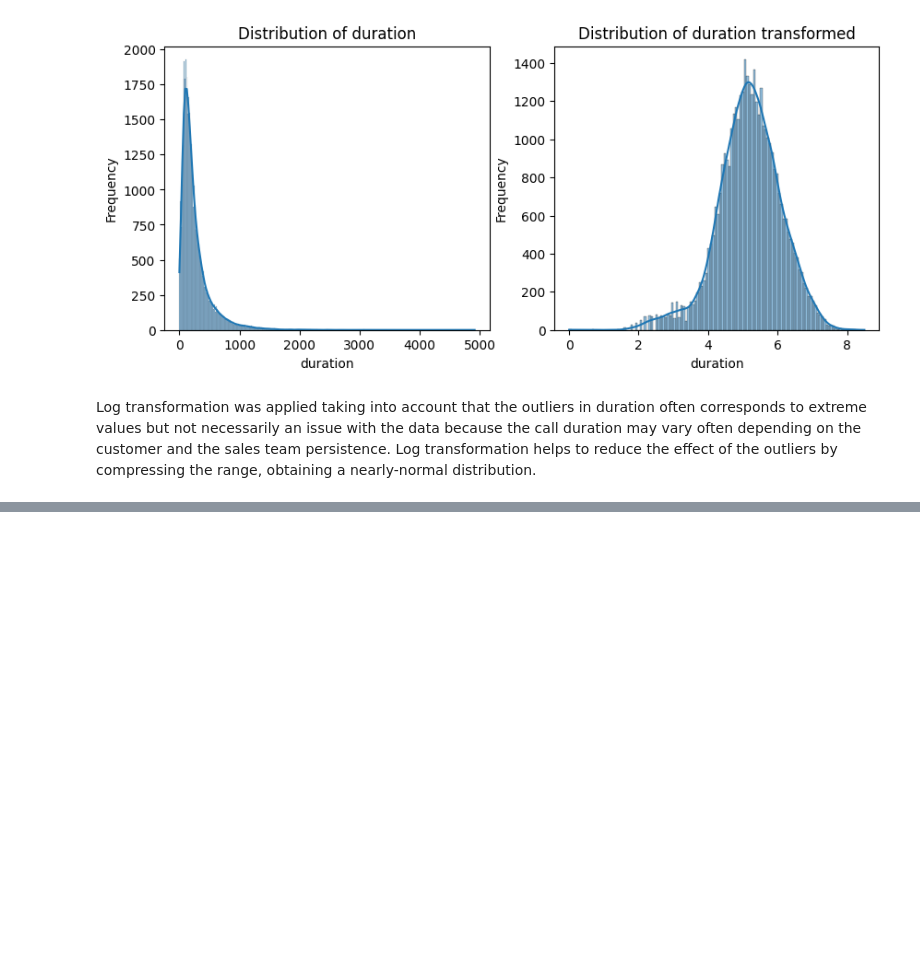
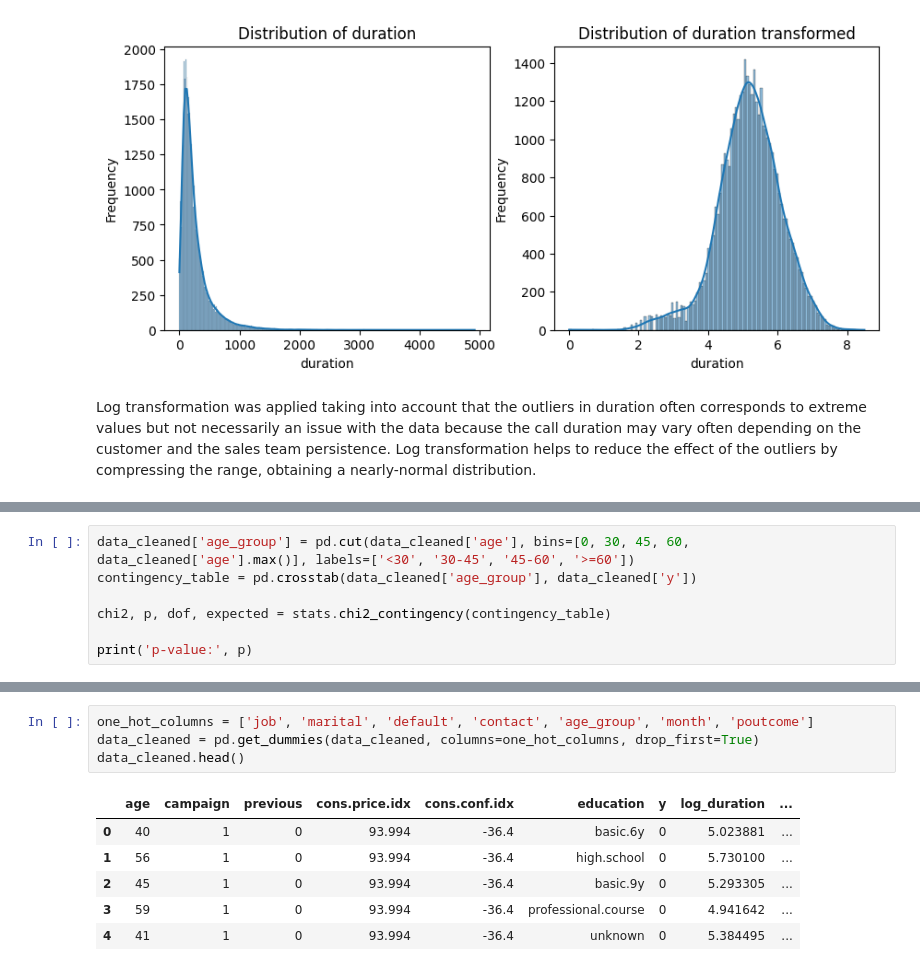
Before and after one commit to jdbalsero/STDS_at3, a Jupyter notebook: Assignment3Modeling.ipynb, the cells around one changed output, grey strips where cells are left out. Cells and saved outputs as stored; diff of their text form; blank space fills up the shorter version.

```diff
--- a/Assignment3Modeling.ipynb
+++ b/Assignment3Modeling.ipynb
@@ -281,0 +355,7 @@ For Campaign, the outliers correspond to most erroneous contacts, considering th
+# %%
+data_cleaned['age_group'] = pd.cut(data_cleaned['age'], bins=[0, 30, 45, 60, data_cleaned['age'].max()], labels=['<30', '30-45', '45-60', '>=60'])
+contingency_table = pd.crosstab(data_cleaned['age_group'], data_cleaned['y'])
+
+chi2, p, dof, expected = stats.chi2_contingency(contingency_table)
+
+print('p-value:', p)
@@ -281,0 +397,11 @@ For Campaign, the outliers correspond to most erroneous contacts, considering th
+# %%
+one_hot_columns = ['job', 'marital', 'default', 'contact', 'age_group', 'month', 'poutcome']
+data_cleaned = pd.get_dummies(data_cleaned, columns=one_hot_columns, drop_first=True)
+data_cleaned.head()
+# %% [output]
+|  | age | campaign | previous | cons.price.idx | cons.conf.idx | education | y | log_duration | ... |
+| 0 | 40 | 1 | 0 | 93.994 | -36.4 | basic.6y | 0 | 5.023881 | ... |
+| 1 | 56 | 1 | 0 | 93.994 | -36.4 | high.school | 0 | 5.730100 | ... |
+| 2 | 45 | 1 | 0 | 93.994 | -36.4 | basic.9y | 0 | 5.293305 | ... |
+| 3 | 59 | 1 | 0 | 93.994 | -36.4 | professional.course | 0 | 4.941642 | ... |
+| 4 | 41 | 1 | 0 | 93.994 | -36.4 | unknown | 0 | 5.384495 | ... |
```
Also changed, not shown: parts of 38 cells of this notebook.
